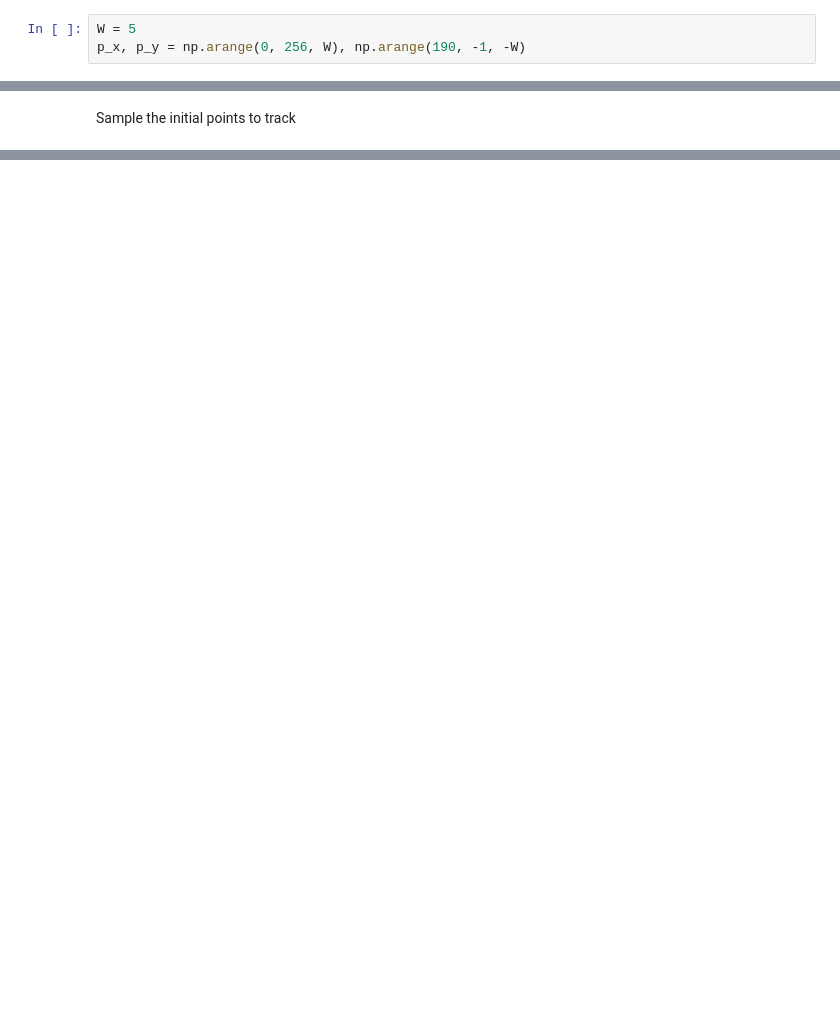
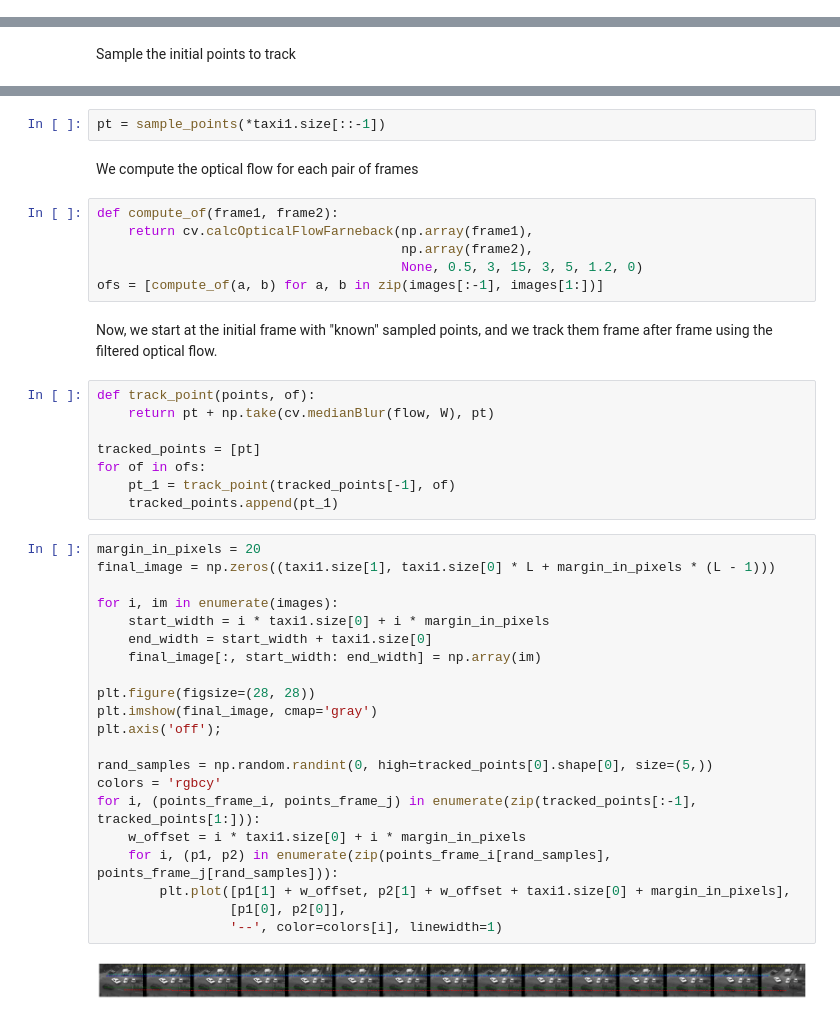
Before and after one commit to Guillem96/activity-recognition, a Jupyter notebook: notebooks/Dense Trajectories Annotation.ipynb, the cells around one changed output, grey strips where cells are left out. Cells and saved outputs as stored; diff of their text form; blank space fills up the shorter version.

Commit message:
Add tracking points in video

```diff
--- a/notebooks/Dense Trajectories Annotation.ipynb
+++ b/notebooks/Dense Trajectories Annotation.ipynb
@@ -49,6 +49,3 @@ flow = cv.calcOpticalFlowFarneback(np.array(taxi1),
 # %% [markdown]
 Feature points are sampled on a grid spaced by W pixels and tracked in each scale separately. Experimentally, we observed that a sampling step size of
 $W = 5$ is dense enough to give good results.
-# %%
-W = 5
-p_x, p_y = np.arange(0, 256, W), np.arange(190, -1, -W)
@@ -104,0 +108,43 @@ p_x, p_y = np.arange(0, 256, W), np.arange(190, -1, -W)
+# %%
+pt = sample_points(*taxi1.size[::-1])
+# %% [markdown]
+We compute the optical flow for each pair of frames
+# %%
+def compute_of(frame1, frame2):
+    return cv.calcOpticalFlowFarneback(np.array(frame1),
+                                       np.array(frame2),
+                                       None, 0.5, 3, 15, 3, 5, 1.2, 0)
+ofs = [compute_of(a, b) for a, b in zip(images[:-1], images[1:])]
+# %% [markdown]
+Now, we start at the initial frame with "known" sampled points, and we track them frame after frame using the filtered optical flow.
+# %%
+def track_point(points, of):
+    return pt + np.take(cv.medianBlur(flow, W), pt)
+
+tracked_points = [pt]
+for of in ofs:
+    pt_1 = track_point(tracked_points[-1], of)
+    tracked_points.append(pt_1)
+# %%
+margin_in_pixels = 20
+final_image = np.zeros((taxi1.size[1], taxi1.size[0] * L + margin_in_pixels * (L - 1)))
+
+for i, im in enumerate(images):
+    start_width = i * taxi1.size[0] + i * margin_in_pixels
+    end_width = start_width + taxi1.size[0]
+    final_image[:, start_width: end_width] = np.array(im)
+
+plt.figure(figsize=(28, 28))
+plt.imshow(final_image, cmap='gray')
+plt.axis('off');
+
+rand_samples = np.random.randint(0, high=tracked_points[0].shape[0], size=(5,))
+colors = 'rgbcy'
+for i, (points_frame_i, points_frame_j) in enumerate(zip(tracked_points[:-1], tracked_points[1:])):
+    w_offset = i * taxi1.size[0] + i * margin_in_pixels
+    for i, (p1, p2) in enumerate(zip(points_frame_i[rand_samples], points_frame_j[rand_samples])):
+        plt.plot([p1[1] + w_offset, p2[1] + w_offset + taxi1.size[0] + margin_in_pixels],
+                 [p1[0], p2[0]],
+                 '--', color=colors[i], linewidth=1)
+# %% [output]
+[figure, added]
```
Also changed, not shown: parts of 9 cells of this notebook.
